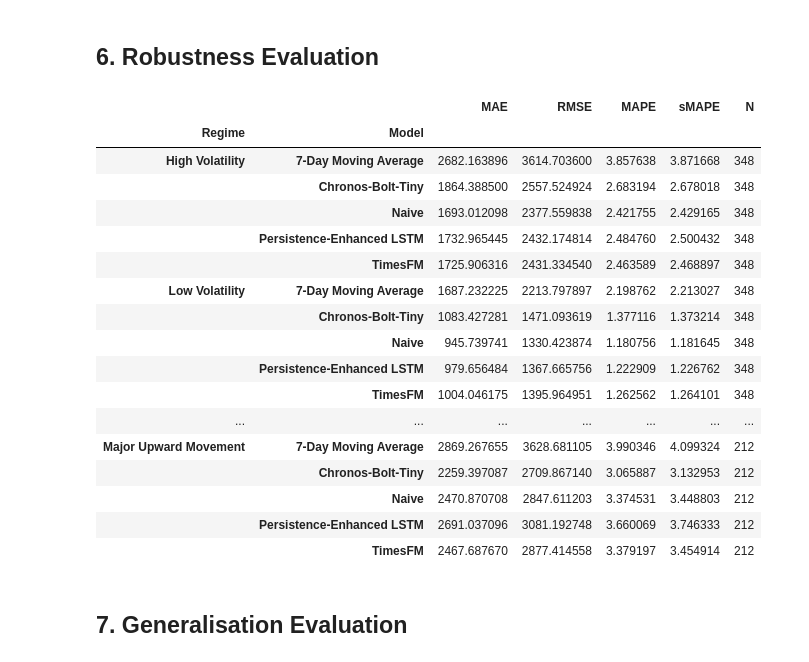
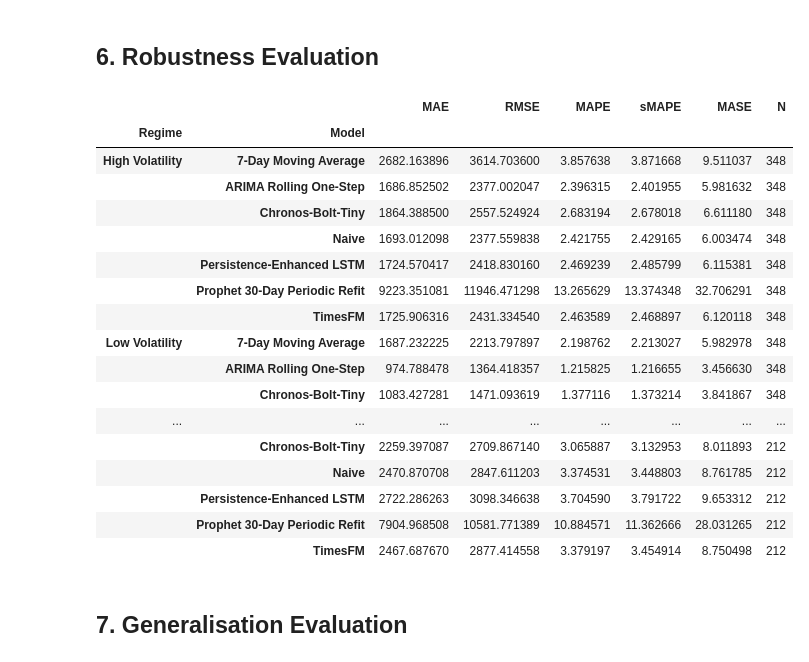
Before and after one commit to mdsoadsolaiman/Time-Series-Foundation-Models, a Jupyter notebook: notebooks/06_Trustworthiness.ipynb, the cells around one changed output. Saved outputs shown, nothing was run; the diff lists cells and outputs as text; code cells hidden in the pictures.

```diff
--- a/notebooks/06_Trustworthiness.ipynb
+++ b/notebooks/06_Trustworthiness.ipynb
@@ -52,6 +52,8 @@ expected_columns = [
     "Persistence_Enhanced_LSTM",
     "Chronos_Bolt_Tiny",
     "TimesFM",
+    "ARIMA_Rolling",
+    "Prophet_Periodic_Refit",
 ]
 
 missing_columns = [column for column in expected_columns if column not in forecast_results.columns]
@@ -62,11 +64,11 @@ forecast_results = forecast_results[expected_columns].sort_values("Timestamp").r
 forecast_results["Timestamp"] = pd.to_datetime(forecast_results["Timestamp"], utc=True)
 forecast_results = forecast_results.set_index("Timestamp")
 
-value_columns = ["Actual", "Naive", "Persistence_Enhanced_LSTM", "Chronos_Bolt_Tiny", "TimesFM"]
+value_columns = expected_columns[1:]
 
 artifact_validation = pd.DataFrame(
     [
-        {"Check": "Shape is (1061, 6) before Timestamp index", "Result": tuple(pd.read_csv(forecast_artifact_path).shape) == (1061, 6)},
+        {"Check": "Shape is (1061, 8) before Timestamp index", "Result": tuple(pd.read_csv(forecast_artifact_path).shape) == (1061, 8)},
         {"Check": "Timestamp unique", "Result": forecast_results.index.is_unique},
         {"Check": "Timestamp sorted", "Result": forecast_results.index.is_monotonic_increasing},
         {"Check": "No missing values", "Result": not forecast_results[value_columns].isna().any().any()},
@@ -77,7 +79,7 @@ artifact_validation = pd.DataFrame(
     ]
 )
 
-model_vector_frame = forecast_results[["Naive", "Persistence_Enhanced_LSTM", "Chronos_Bolt_Tiny", "TimesFM"]]
+model_vector_frame = forecast_results.drop(columns=["Actual"])
 duplicate_vector_rows = []
 for left_position, left_name in enumerate(model_vector_frame.columns):
     for right_name in model_vector_frame.columns[left_position + 1:]:
@@ -185,6 +199,8 @@ forecast_series = {
     "Persistence-Enhanced LSTM": forecast_results["Persistence_Enhanced_LSTM"].rename("Persistence-Enhanced LSTM"),
     "TimesFM": forecast_results["TimesFM"].rename("TimesFM"),
     "Chronos-Bolt-Tiny": forecast_results["Chronos_Bolt_Tiny"].rename("Chronos-Bolt-Tiny"),
+    "ARIMA Rolling One-Step": forecast_results["ARIMA_Rolling"].rename("ARIMA Rolling One-Step"),
+    "Prophet 30-Day Periodic Refit": forecast_results["Prophet_Periodic_Refit"].rename("Prophet 30-Day Periodic Refit"),
 }
 
 # Deterministic no-leakage 7-day moving average: prediction at t uses t-7 through t-1 only.
@@ -223,6 +239,7 @@ for model_name, forecast in forecast_series.items():
             "RMSE": rmse(y_test, forecast),
             "MAPE": mape(y_test, forecast),
             "sMAPE": smape(y_test, forecast),
+            "MASE": mase(y_test, forecast, train, seasonal_period=1),
             "N": len(pd.concat([y_test, forecast], axis=1).dropna()),
         }
     )
@@ -247,51 +266,52 @@ low_threshold = rolling_volatility.quantile(0.33)
 high_threshold = rolling_volatility.quantile(0.67)
 up_threshold = returns.quantile(0.80)
 down_threshold = returns.quantile(0.20)
 
 regime_masks = {
     "Low Volatility": rolling_volatility <= low_threshold,
     "High Volatility": rolling_volatility >= high_threshold,
     "Major Upward Movement": returns >= up_threshold,
     "Major Downward Movement": returns <= down_threshold,
 }
 
 regime_rows = []
 for regime_name, mask in regime_masks.items():
     regime_index = mask[mask].index
     for model_name, forecast in forecast_series.items():
         regime_rows.append(
             {
                 "Regime": regime_name,
                 "Model": model_name,
                 "MAE": mae(y_test.reindex(regime_index), forecast.reindex(regime_index)),
                 "RMSE": rmse(y_test.reindex(regime_index), forecast.reindex(regime_index)),
                 "MAPE": mape(y_test.reindex(regime_index), forecast.reindex(regime_index)),
                 "sMAPE": smape(y_test.reindex(regime_index), forecast.reindex(regime_index)),
+                "MASE": mase(y_test.reindex(regime_index), forecast.reindex(regime_index), train, seasonal_period=1),
                 "N": len(regime_index),
             }
         )
 
 regime_performance = pd.DataFrame(regime_rows).set_index(["Regime", "Model"]).sort_index()
 regime_performance
 # %% [output]
-|  |  | MAE | RMSE | MAPE | sMAPE | N |
-| Regime | Model |  |  |  |  |  |
-| High Volatility | 7-Day Moving Average | 2682.163896 | 3614.703600 | 3.857638 | 3.871668 | 348 |
-|  | Chronos-Bolt-Tiny | 1864.388500 | 2557.524924 | 2.683194 | 2.678018 | 348 |
-|  | Naive | 1693.012098 | 2377.559838 | 2.421755 | 2.429165 | 348 |
-|  | Persistence-Enhanced LSTM | 1732.965445 | 2432.174814 | 2.484760 | 2.500432 | 348 |
-|  | TimesFM | 1725.906316 | 2431.334540 | 2.463589 | 2.468897 | 348 |
-| Low Volatility | 7-Day Moving Average | 1687.232225 | 2213.797897 | 2.198762 | 2.213027 | 348 |
-|  | Chronos-Bolt-Tiny | 1083.427281 | 1471.093619 | 1.377116 | 1.373214 | 348 |
-|  | Naive | 945.739741 | 1330.423874 | 1.180756 | 1.181645 | 348 |
-|  | Persistence-Enhanced LSTM | 979.656484 | 1367.665756 | 1.222909 | 1.226762 | 348 |
-|  | TimesFM | 1004.046175 | 1395.964951 | 1.262562 | 1.264101 | 348 |
-| ... | ... | ... | ... | ... | ... | ... |
-| Major Upward Movement | 7-Day Moving Average | 2869.267655 | 3628.681105 | 3.990346 | 4.099324 | 212 |
-|  | Chronos-Bolt-Tiny | 2259.397087 | 2709.867140 | 3.065887 | 3.132953 | 212 |
-|  | Naive | 2470.870708 | 2847.611203 | 3.374531 | 3.448803 | 212 |
-|  | Persistence-Enhanced LSTM | 2691.037096 | 3081.192748 | 3.660069 | 3.746333 | 212 |
-|  | TimesFM | 2467.687670 | 2877.414558 | 3.379197 | 3.454914 | 212 |
+|  |  | MAE | RMSE | MAPE | sMAPE | MASE | N |
+| Regime | Model |  |  |  |  |  |  |
+| High Volatility | 7-Day Moving Average | 2682.163896 | 3614.703600 | 3.857638 | 3.871668 | 9.511037 | 348 |
+|  | ARIMA Rolling One-Step | 1686.852502 | 2377.002047 | 2.396315 | 2.401955 | 5.981632 | 348 |
+|  | Chronos-Bolt-Tiny | 1864.388500 | 2557.524924 | 2.683194 | 2.678018 | 6.611180 | 348 |
+|  | Naive | 1693.012098 | 2377.559838 | 2.421755 | 2.429165 | 6.003474 | 348 |
+|  | Persistence-Enhanced LSTM | 1724.570417 | 2418.830160 | 2.469239 | 2.485799 | 6.115381 | 348 |
+|  | Prophet 30-Day Periodic Refit | 9223.351081 | 11946.471298 | 13.265629 | 13.374348 | 32.706291 | 348 |
+|  | TimesFM | 1725.906316 | 2431.334540 | 2.463589 | 2.468897 | 6.120118 | 348 |
+| Low Volatility | 7-Day Moving Average | 1687.232225 | 2213.797897 | 2.198762 | 2.213027 | 5.982978 | 348 |
+|  | ARIMA Rolling One-Step | 974.788478 | 1364.418357 | 1.215825 | 1.216655 | 3.456630 | 348 |
+|  | Chronos-Bolt-Tiny | 1083.427281 | 1471.093619 | 1.377116 | 1.373214 | 3.841867 | 348 |
+| ... | ... | ... | ... | ... | ... | ... | ... |
+|  | Chronos-Bolt-Tiny | 2259.397087 | 2709.867140 | 3.065887 | 3.132953 | 8.011893 | 212 |
+|  | Naive | 2470.870708 | 2847.611203 | 3.374531 | 3.448803 | 8.761785 | 212 |
+|  | Persistence-Enhanced LSTM | 2722.286263 | 3098.346638 | 3.704590 | 3.791722 | 9.653312 | 212 |
+|  | Prophet 30-Day Periodic Refit | 7904.968508 | 10581.771389 | 10.884571 | 11.362666 | 28.031265 | 212 |
+|  | TimesFM | 2467.687670 | 2877.414558 | 3.379197 | 3.454914 | 8.750498 | 212 |
 # %% [markdown]
 ## 7. Generalisation Evaluation
 # %%
```
Also changed, not shown: parts of 11 cells of this notebook, 5 other files.
